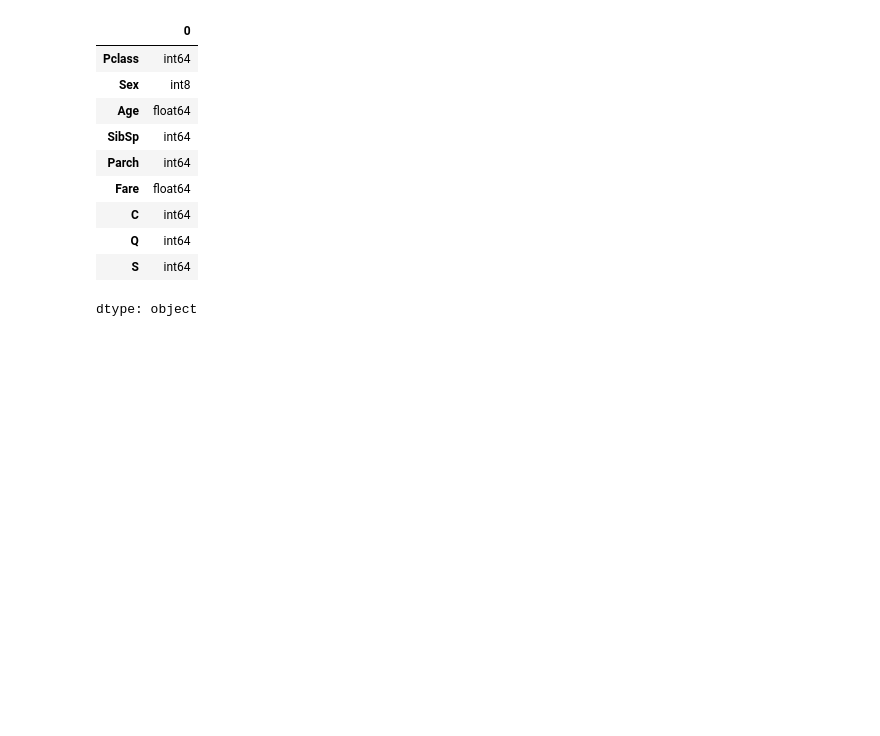
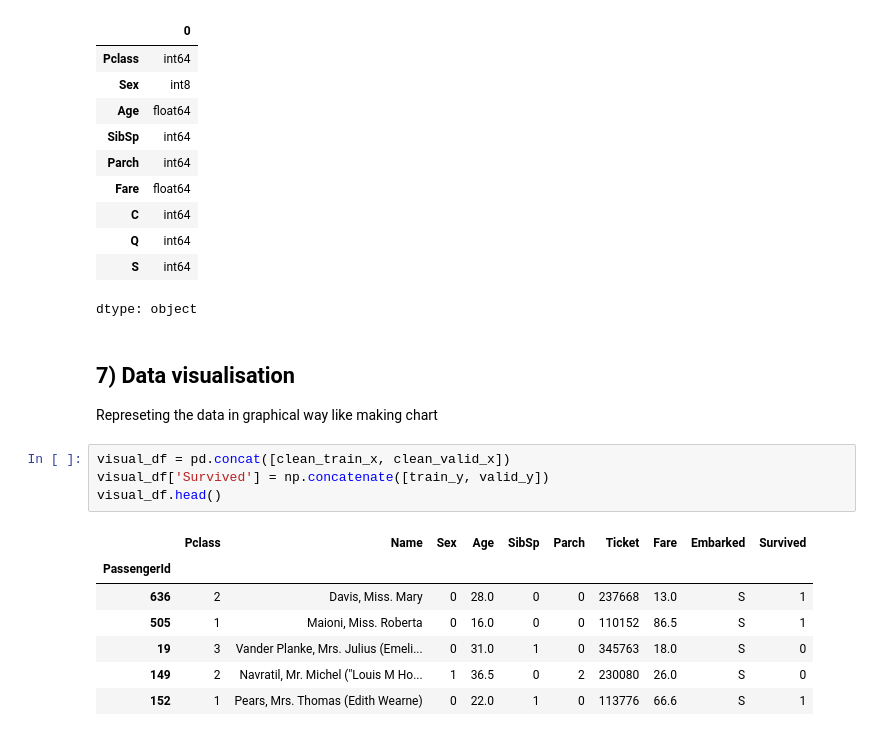
Before and after one commit to denis-spe/titanic, a Jupyter notebook: survival_with_py.ipynb, the cells around one changed output. Drawn from its saved outputs; the diff is of its cells as text; blank space fills up the shorter version.

```diff
--- a/survival_with_py.ipynb
+++ b/survival_with_py.ipynb
@@ -670,3 +671,18 @@ num_train_x.dtypes
 | Q | int64 |
 | S | int64 |
 dtype: object
+# %% [markdown]
+## 7) **Data visualisation**
+<p>Represeting the data in graphical way like making chart</p>
+# %%
+visual_df = pd.concat([clean_train_x, clean_valid_x])
+visual_df['Survived'] = np.concatenate([train_y, valid_y])
+visual_df.head()
+# %% [output]
+|  | Pclass | Name | Sex | Age | SibSp | Parch | Ticket | Fare | Embarked | Survived |
+| PassengerId |  |  |  |  |  |  |  |  |  |  |
+| 636 | 2 | Davis, Miss. Mary | 0 | 28.0 | 0 | 0 | 237668 | 13.0 | S | 1 |
+| 505 | 1 | Maioni, Miss. Roberta | 0 | 16.0 | 0 | 0 | 110152 | 86.5 | S | 1 |
+| 19 | 3 | Vander Planke, Mrs. Julius (Emeli... | 0 | 31.0 | 1 | 0 | 345763 | 18.0 | S | 0 |
+| 149 | 2 | Navratil, Mr. Michel ("Louis M Ho... | 1 | 36.5 | 0 | 2 | 230080 | 26.0 | S | 0 |
+| 152 | 1 | Pears, Mrs. Thomas (Edith Wearne) | 0 | 22.0 | 1 | 0 | 113776 | 66.6 | S | 1 |
```
Also changed, not shown: parts of 7 cells of this notebook.
